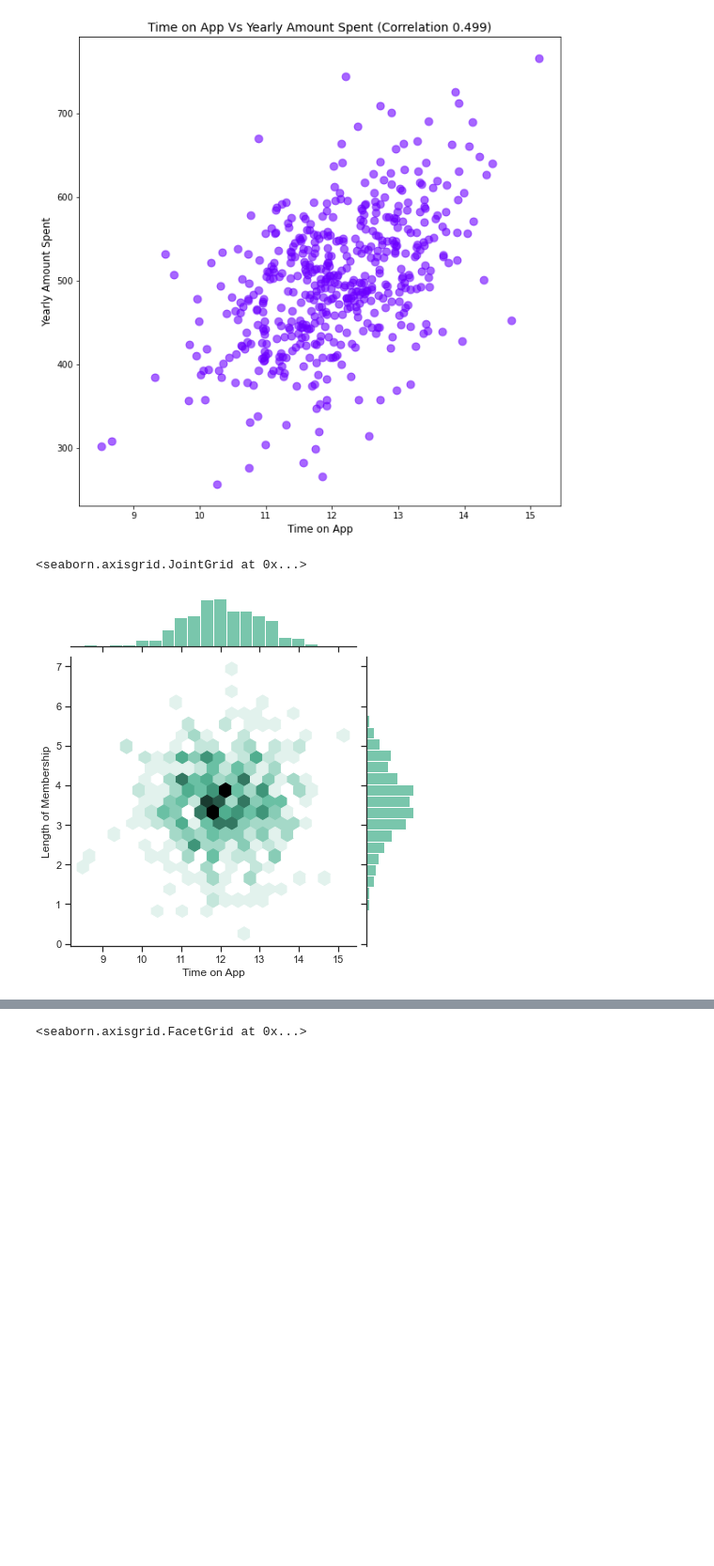
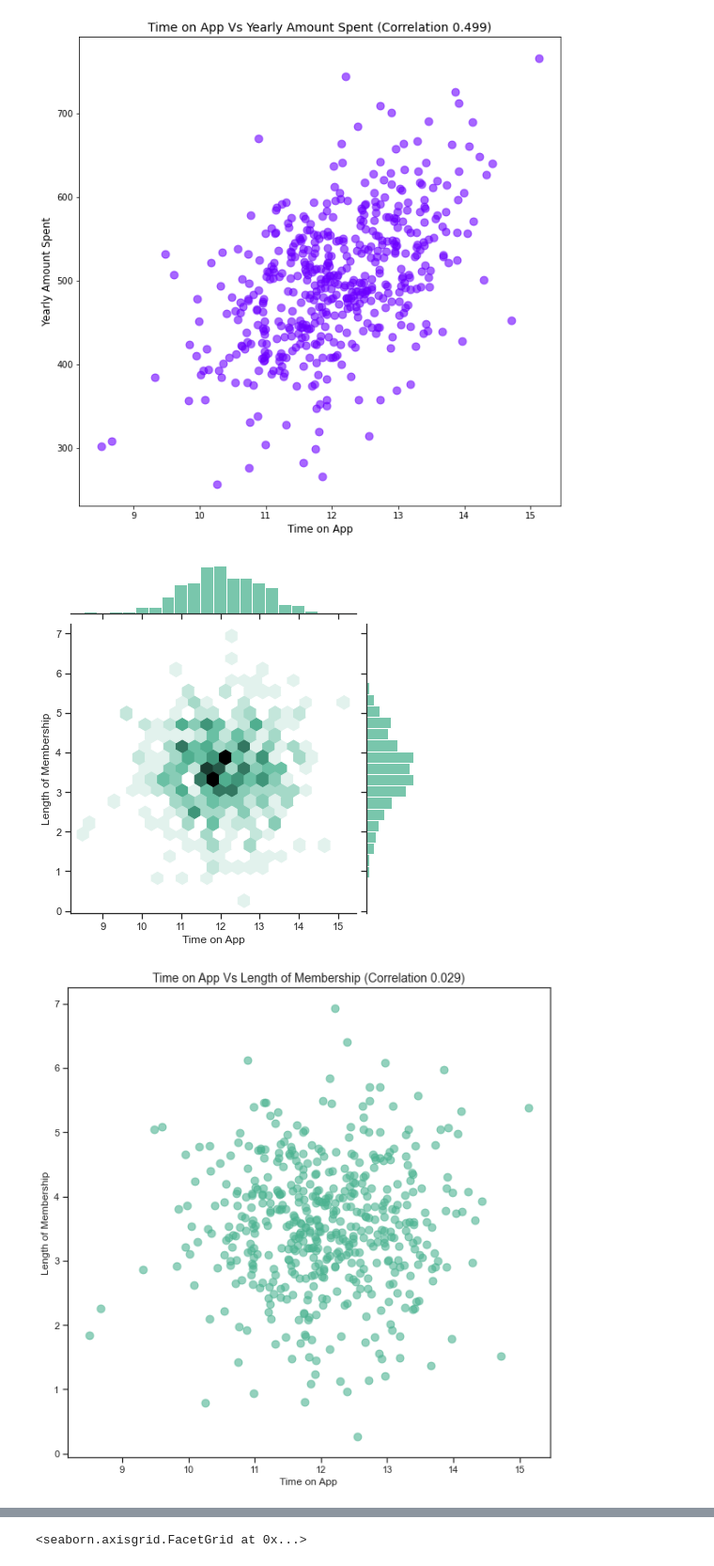
Before and after one commit to Boluwatife-D/Linear-Regression-Using-E-Commerce-Data, a Jupyter notebook: Linear.Regression.Using.E-Commerce.Data.ipynb, the cells around one changed output, grey strips where cells are left out. Shown at 94% size. Cells and saved outputs as stored; diff of their text form; code cells hidden in the pictures; blank space fills up the shorter version.

```diff
--- a/Linear.Regression.Using.E-Commerce.Data.ipynb
+++ b/Linear.Regression.Using.E-Commerce.Data.ipynb
@@ -100,13 +100,21 @@ plt.show()
 # %%
 # To compare the Time spent on App and Length of Membership using jointplot to create a 2D hex bin plot
 
 sns.set_theme(style="ticks")
 a = customers['Time on App']
 b = customers['Length of Membership']
 sns.jointplot(x = a, y = b, kind="hex", color="#4CB391")
+
+time_app_length_member_corr = round(customers['Time on App'].corr(customers['Length of Membership']), 3)
+plt.figure(figsize=(10,10))
+plt.scatter(x=customers['Time on App'].values, y=customers['Length of Membership'].values,color='#4CB391',alpha=0.6, s=80)
+plt.title(f'Time on App Vs Length of Membership (Correlation {time_app_length_member_corr})', fontsize=14)
+plt.ylabel('Length of Membership', fontsize=12)
+plt.xlabel('Time on App', fontsize=12)
+plt.show()
 # %% [output]
-<seaborn.axisgrid.JointGrid at 0x...>
 [figure]
+[figure, added]
 # %%
 # To explore the different types of relationships across the data we use a pairplot
 sns.pairplot(customers);
```
